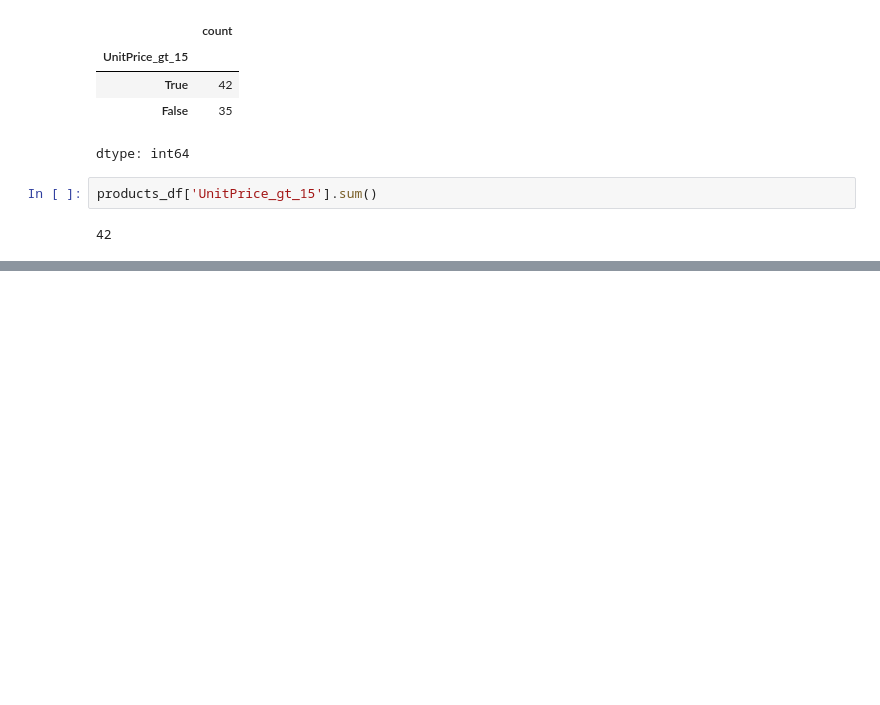
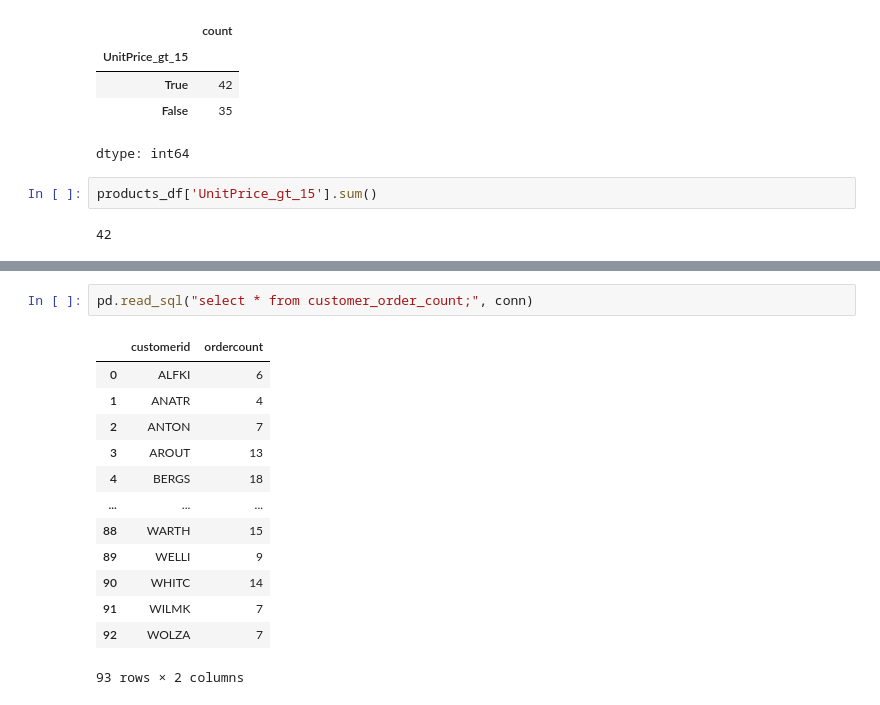
Before and after one commit to matthewpecsok/data_engineering, a Jupyter notebook: tutorials/de_data_transformations.ipynb, the cells around one changed output, grey strips where cells are left out. Saved outputs shown, nothing was run; the diff lists cells and outputs as text; blank space fills up the shorter version.

```diff
--- a/tutorials/de_data_transformations.ipynb
+++ b/tutorials/de_data_transformations.ipynb
@@ -237,0 +266,16 @@ products_df['UnitPrice_gt_15'].sum()
+# %%
+pd.read_sql("select * from customer_order_count;", conn)
+# %% [output]
+|  | customerid | ordercount |
+| 0 | ALFKI | 6 |
+| 1 | ANATR | 4 |
+| 2 | ANTON | 7 |
+| 3 | AROUT | 13 |
+| 4 | BERGS | 18 |
+| ... | ... | ... |
+| 88 | WARTH | 15 |
+| 89 | WELLI | 9 |
+| 90 | WHITC | 14 |
+| 91 | WILMK | 7 |
+| 92 | WOLZA | 7 |
+93 rows × 2 columns
```
Also changed, not shown: parts of 5 cells of this notebook.
